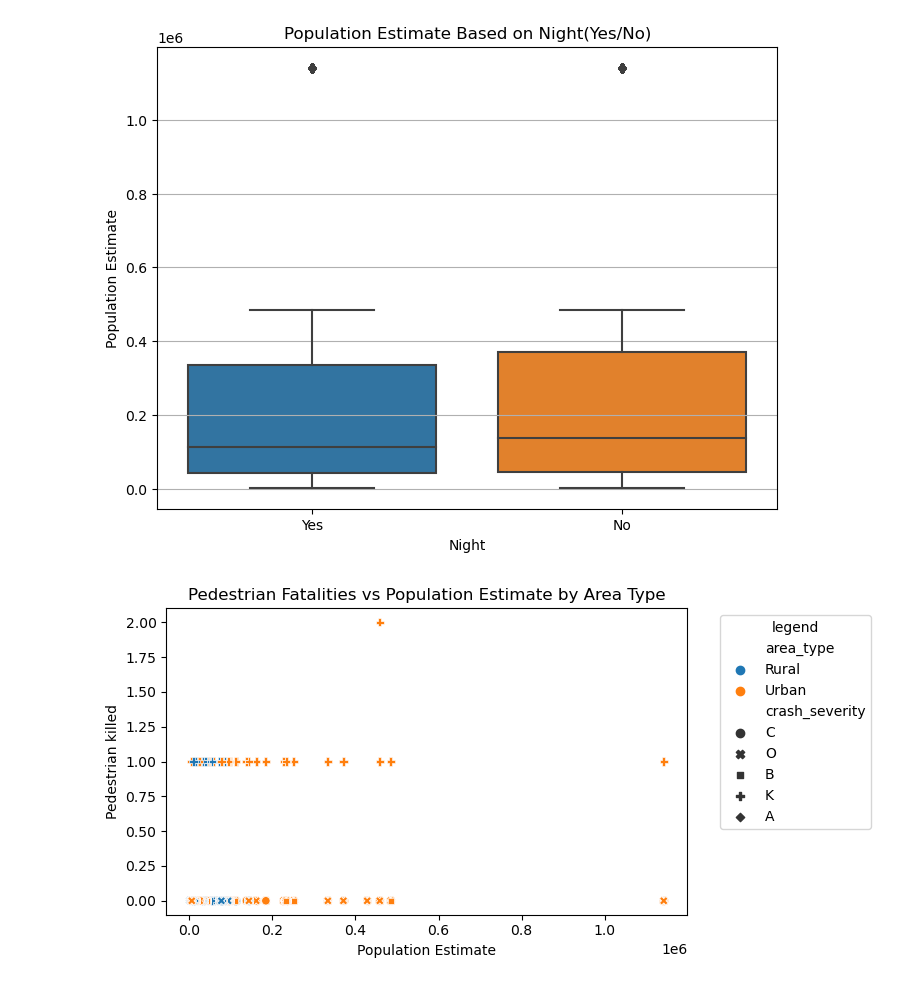
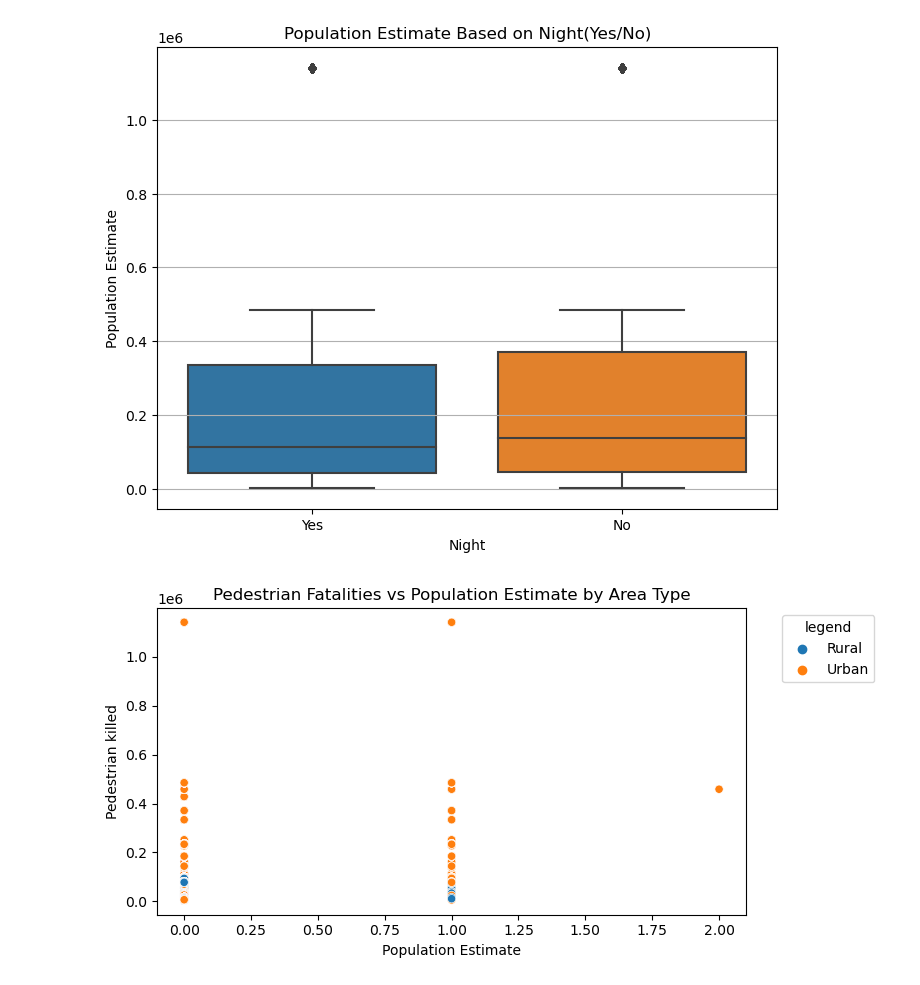
Before and after one commit to Eliab16/VDOT-crash-analysis, a Jupyter notebook: notebooks/VDOT-2.ipynb, the cells around one changed output. Cells and saved outputs as stored; diff of their text form; code cells hidden in the pictures.

```diff
--- a/notebooks/VDOT-2.ipynb
+++ b/notebooks/VDOT-2.ipynb
@@ -254,6 +254,6 @@ Investigate correlation between crash characteristics and demographic factor.
 # %%
 merged_data['speed_notspeed'] = merged_data['speed_notspeed'].map({'Yes':1 ,'No':0})
 # %%
-merged_data['population_density'] =pd.qcut(merged_data['population_esimate2021'],labels=['low','medium','High'],q=3)
+# merged_data['population_density'] =pd.qcut(merged_data['population_esimate2021'],labels=['low','medium','High'],q=3)
 # %%
 plt.figure(figsize=(10,6))
@@ -339,14 +339,14 @@ seriously injured, possibly injured, pedestrian injured,
 pedestrian killed and access how these relate to the population distribution in urban and rural areas.
 # %%
 plt.figure(figsize=(8,4))
-sns.scatterplot(data=merged_data,x='population_esimate2021',y='pedestrians_killed',hue='area_type',style = 'crash_severity')
+sns.scatterplot(data=merged_data,x='pedestrians_killed',y='population_esimate2021',hue='area_type')
 # size ='persons_injured',sizes=(40,200))
 plt.title('Pedestrian Fatalities vs Population Estimate by Area Type')
 plt.xlabel('Population Estimate')
 plt.ylabel('Pedestrian killed')
 plt.legend(title = 'legend' ,bbox_to_anchor=(1.05,1),loc='upper left')
 plt.tight_layout()
 plt.savefig(format='jpg', fname='pedestrian vs population')
 plt.show()
 # %% [output]
-[figure, old version]
+[figure, new version]
```
Also changed, not shown: parts of 1 cell of this notebook, 21 other files.
